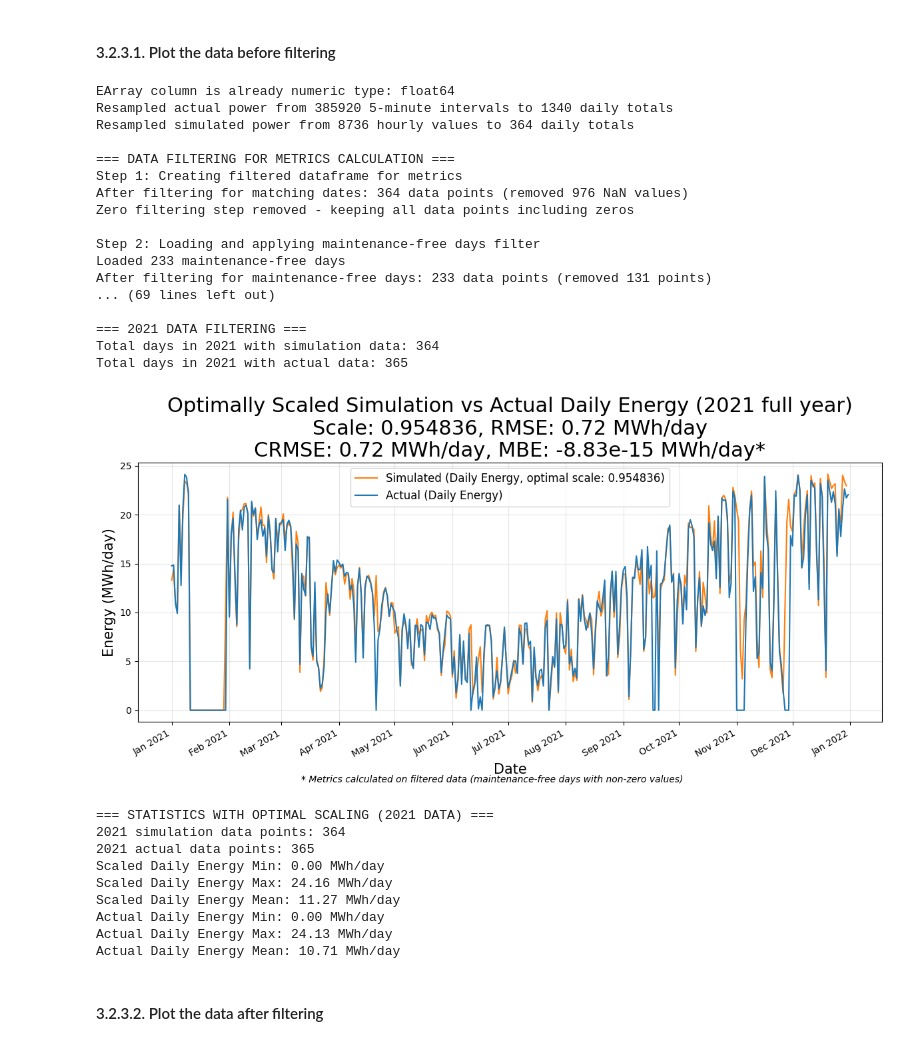
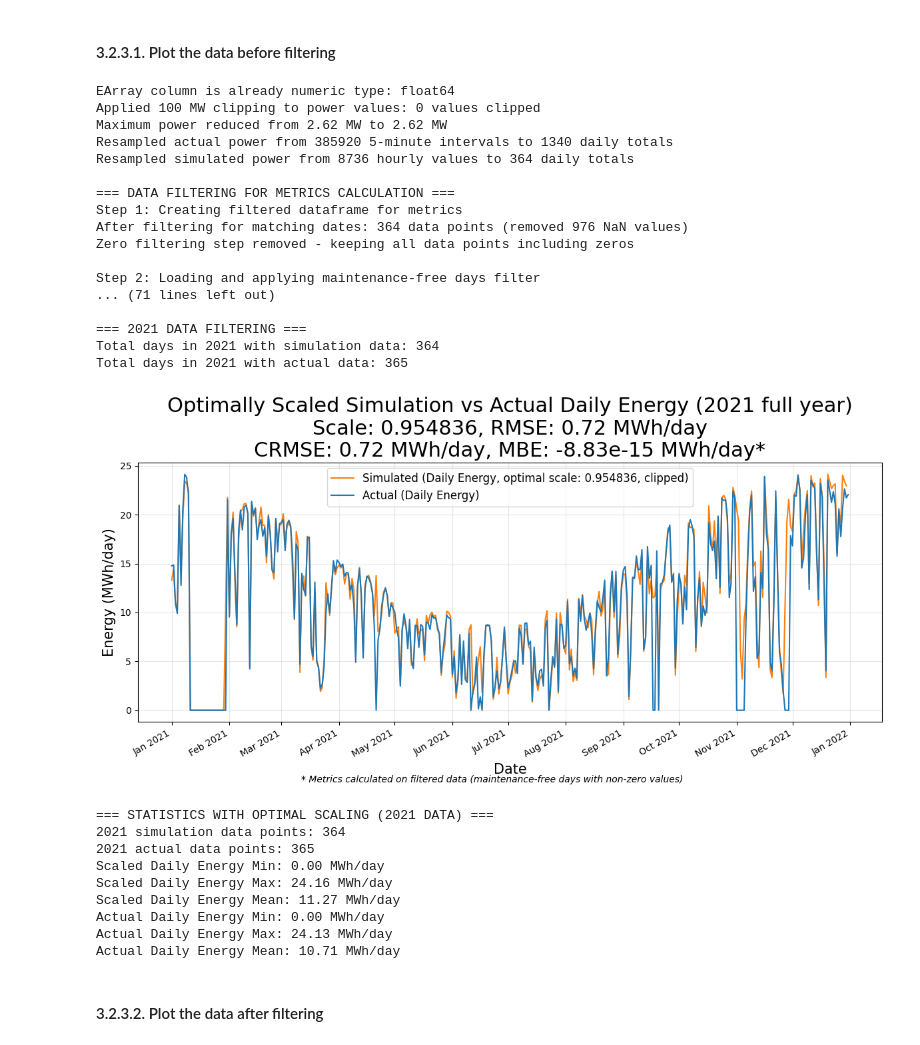
Before and after one commit to sijinwnag/25_09_02_Bomen_bifacial_gain_2021, a Jupyter notebook: Code/25_09_05_Data_visualiser_matching_inv.ipynb, the cells around one changed output. Saved outputs shown, nothing was run; the diff lists cells and outputs as text; code cells hidden in the pictures.

Commit message:
before adding clipping

```diff
--- a/Code/25_09_05_Data_visualiser_matching_inv.ipynb
+++ b/Code/25_09_05_Data_visualiser_matching_inv.ipynb
@@ -637,8 +641,8 @@ Actual Power Mean: 0.39 MW
 #### 3.2.3.1. Plot the data before filtering
 # %%
 # Define options at the beginning
-apply_clipping = False  # Set to False to disable clipping
-clipping_threshold = 2400  # Clipping threshold in MWh/day (100 MW × 24 hours)
+apply_clipping = True  # Set to False to disable clipping
+clipping_threshold = 100 # MW - power clipping threshold
 target_mbe_tolerance = 1e-13  # Target absolute MBE to achieve
 
 # First check if EArray needs conversion (avoid error if already numeric)
@@ -651,6 +655,14 @@ if pd.api.types.is_object_dtype(simulation_results_df['EArray']):
     print("Converted EArray column from string to numeric")
 else:
     print("EArray column is already numeric type:", simulation_results_df['EArray'].dtype)
+
+# Apply clipping to raw power values BEFORE energy conversion
+if apply_clipping:
+    original_max = simulation_results_df['EArray'].max()
+    clipped_count = (simulation_results_df['EArray'] > clipping_threshold).sum()
+    simulation_results_df['EArray'] = simulation_results_df['EArray'].clip(upper=clipping_threshold)
+    print(f"Applied {clipping_threshold} MW clipping to power values: {clipped_count} values clipped")
+    print(f"Maximum power reduced from {original_max:.2f} MW to {simulation_results_df['EArray'].max():.2f} MW")
 
 # Now set the index and sort
 if 'timestamp' in simulation_results_df.columns:
@@ -730,12 +742,8 @@ if len(metrics_df) < 10:
 # Function to calculate MBE for a given scale factor (uses filtered data)
 def calculate_mbe(scale_factor, apply_clip=False, clip_threshold=2400):
     """Calculate Mean Bias Error for given scale factor"""
-    # Scale the simulated data
+    # Scale the simulated data (clipping already applied at power level)
     scaled_data = metrics_df['Simulated'] * scale_factor
-
-    # Apply clipping if enabled
-    if apply_clip:
-        scaled_data = scaled_data.clip(upper=clip_threshold)
 
     # Calculate MBE
     return np.mean(scaled_data - metrics_df['Actual'])
@@ -801,14 +809,11 @@ if len(metrics_df) > 0:
     PVsyst_scaling = optimal_factor
     print(f"\nApplying optimal scale factor {PVsyst_scaling:.10f} to PVsyst data...")
 
-    # Apply scale factor to filtered data
+    # Apply scale factor to filtered data (clipping already applied at power level)
     metrics_df['Simulated_scaled'] = metrics_df['Simulated'] * PVsyst_scaling
 
-    # Apply clipping to the scaled simulated energy if enabled
-    if apply_clipping:
-        metrics_df['Simulated_display'] = metrics_df['Simulated_scaled'].clip(upper=clipping_threshold)
-    else:
-        metrics_df['Simulated_display'] = metrics_df['Simulated_scaled']
+    # No need to apply clipping again since it was done at the power level
+    metrics_df['Simulated_display'] = metrics_df['Simulated_scaled']
 
     # Calculate error metrics with optimal scaling (using filtered data)
     # 1. RMSE (Root Mean Square Error)
@@ -898,37 +903,37 @@ if len(metrics_df) > 0:
     plt.show()
 
     # Print statistics for 2021 data
     print(f"\n=== STATISTICS WITH OPTIMAL SCALING (2021 DATA) ===")
     print(f"2021 simulation data points: {len(year_2021_simulated)}")
     print(f"2021 actual data points: {len(year_2021_actual)}")
     print(f"Scaled Daily Energy Min: {year_2021_simulated.min():.2f} MWh/day")
     print(f"Scaled Daily Energy Max: {year_2021_simulated.max():.2f} MWh/day")
     print(f"Scaled Daily Energy Mean: {year_2021_simulated.mean():.2f} MWh/day")
     print(f"Actual Daily Energy Min: {year_2021_actual.min():.2f} MWh/day")
     print(f"Actual Daily Energy Max: {year_2021_actual.max():.2f} MWh/day")
     print(f"Actual Daily Energy Mean: {year_2021_actual.mean():.2f} MWh/day")
 else:
     print("\nERROR: No data points remain after filtering. Cannot proceed with optimization.")
     print("Please check your maintenance-free days file and data availability.")
 # %% [output]
 EArray column is already numeric type: float64
+Applied 100 MW clipping to power values: 0 values clipped
+Maximum power reduced from 2.62 MW to 2.62 MW
 Resampled actual power from 385920 5-minute intervals to 1340 daily totals
 Resampled simulated power from 8736 hourly values to 364 daily totals
 
 === DATA FILTERING FOR METRICS CALCULATION ===
 Step 1: Creating filtered dataframe for metrics
 After filtering for matching dates: 364 data points (removed 976 NaN values)
 Zero filtering step removed - keeping all data points including zeros
 
 Step 2: Loading and applying maintenance-free days filter
-Loaded 233 maintenance-free days
-After filtering for maintenance-free days: 233 data points (removed 131 points)
-... (69 lines left out)
+... (71 lines left out)
 
 === 2021 DATA FILTERING ===
 Total days in 2021 with simulation data: 364
 Total days in 2021 with actual data: 365
-[figure, old version]
+[figure, new version]
 === STATISTICS WITH OPTIMAL SCALING (2021 DATA) ===
 2021 simulation data points: 364
 2021 actual data points: 365
```
Also changed, not shown: parts of 3 cells of this notebook, 3 other files.
